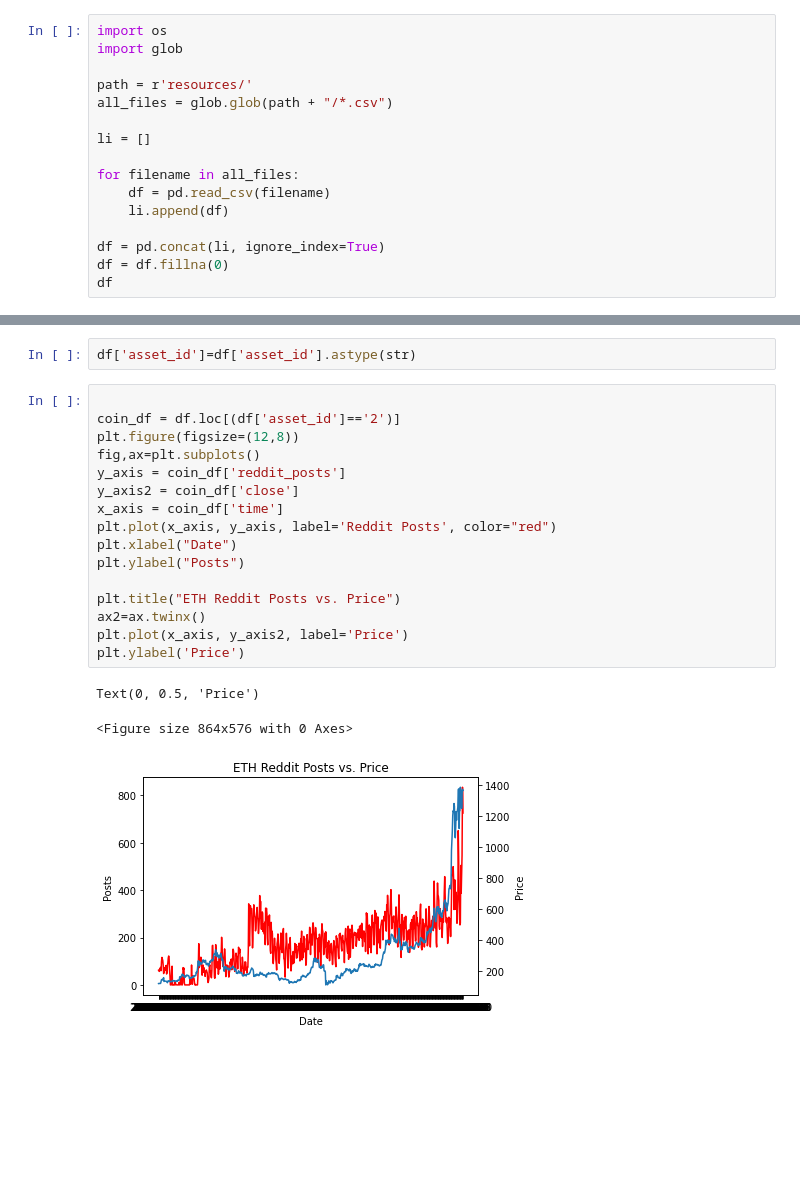
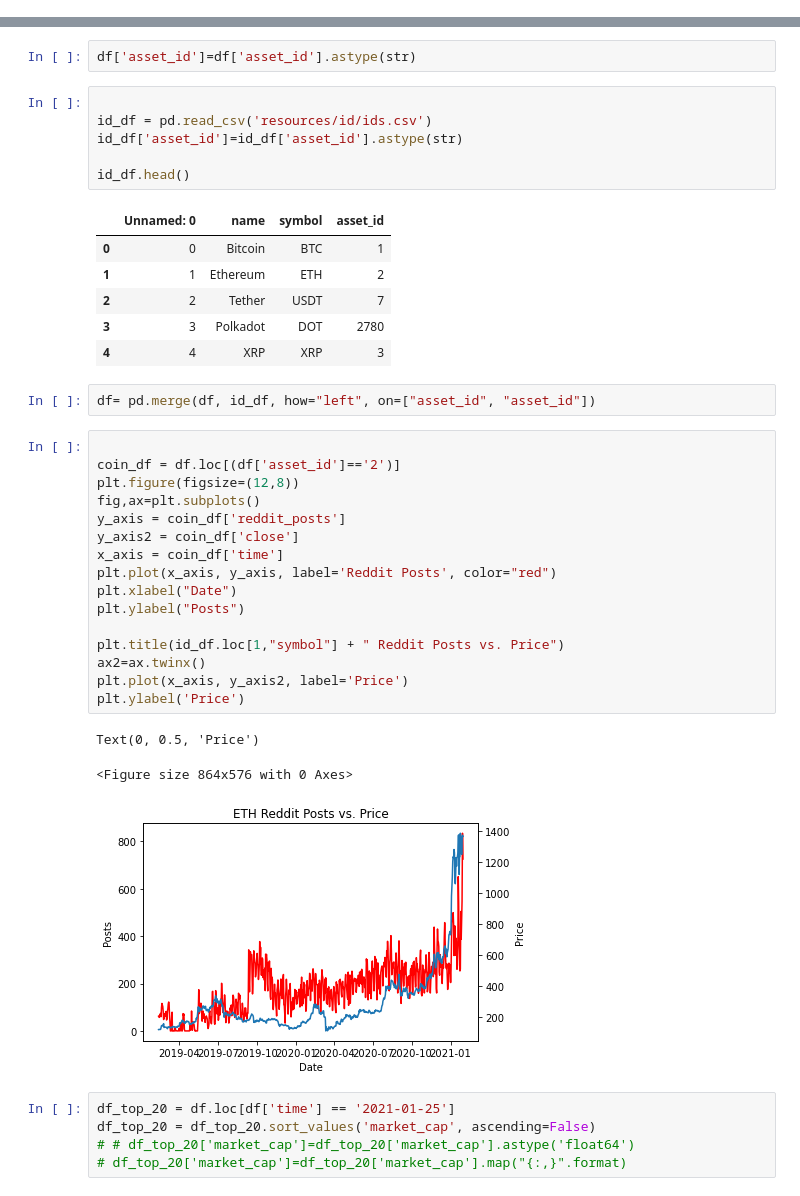
Before and after one commit to kanggg007/Cyptocurrency_project, a Jupyter notebook: Plots.ipynb, the cells around one changed output, grey strips where cells are left out. Cells and saved outputs as stored; diff of their text form; blank space fills up the shorter version.

Commit message:
plots

```diff
--- a/Plots.ipynb
+++ b/Plots.ipynb
@@ -79,16 +84,0 @@ plt.plot(x_axis, y_axis2, label='Price')
-# %%
-import os
-import glob
-
-path = r'resources/'
-all_files = glob.glob(path + "/*.csv")
-
-li = []
-
-for filename in all_files:
-    df = pd.read_csv(filename)
-    li.append(df)
-
-df = pd.concat(li, ignore_index=True)
-df = df.fillna(0)
-df
@@ -109,22 +85,42 @@ df
 # %%
 df['asset_id']=df['asset_id'].astype(str)
+# %%
+
+id_df = pd.read_csv('resources/id/ids.csv')
+id_df['asset_id']=id_df['asset_id'].astype(str)
+
+id_df.head()
+# %% [output]
+|  | Unnamed: 0 | name | symbol | asset_id |
+| 0 | 0 | Bitcoin | BTC | 1 |
+| 1 | 1 | Ethereum | ETH | 2 |
+| 2 | 2 | Tether | USDT | 7 |
+| 3 | 3 | Polkadot | DOT | 2780 |
+| 4 | 4 | XRP | XRP | 3 |
+# %%
+df= pd.merge(df, id_df, how="left", on=["asset_id", "asset_id"])
 # %%
 
 coin_df = df.loc[(df['asset_id']=='2')]
 plt.figure(figsize=(12,8))
 fig,ax=plt.subplots()
 y_axis = coin_df['reddit_posts']
 y_axis2 = coin_df['close']
 x_axis = coin_df['time']
 plt.plot(x_axis, y_axis, label='Reddit Posts', color="red")
 plt.xlabel("Date")
 plt.ylabel("Posts")
 
-plt.title("ETH Reddit Posts vs. Price")
+plt.title(id_df.loc[1,"symbol"] + " Reddit Posts vs. Price")
 ax2=ax.twinx()
 plt.plot(x_axis, y_axis2, label='Price')
 plt.ylabel('Price')
 # %% [output]
 Text(0, 0.5, 'Price')
 <Figure size 864x576 with 0 Axes>
-[figure, old version]
+[figure, new version]
+# %%
+df_top_20 = df.loc[df['time'] == '2021-01-25']
+df_top_20 = df_top_20.sort_values('market_cap', ascending=False)
+# # df_top_20['market_cap']=df_top_20['market_cap'].astype('float64')
+# df_top_20['market_cap']=df_top_20['market_cap'].map("{:,}".format)
```
Also changed, not shown: parts of 17 cells of this notebook, 2 other files.
